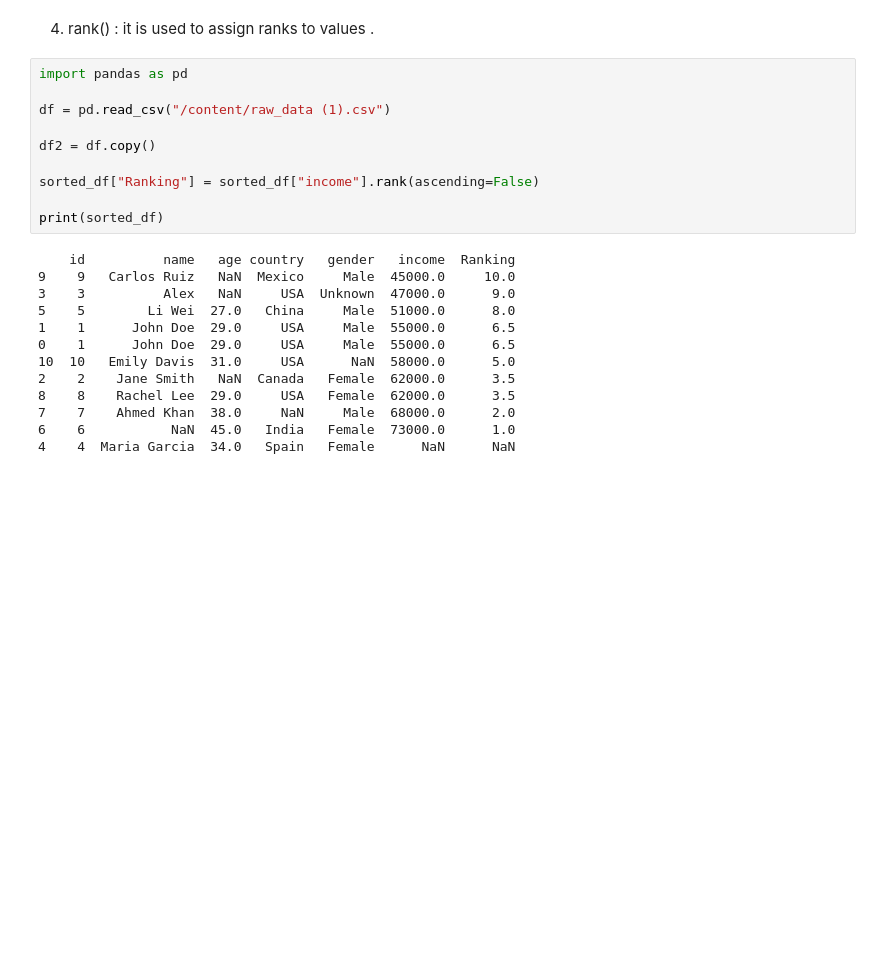
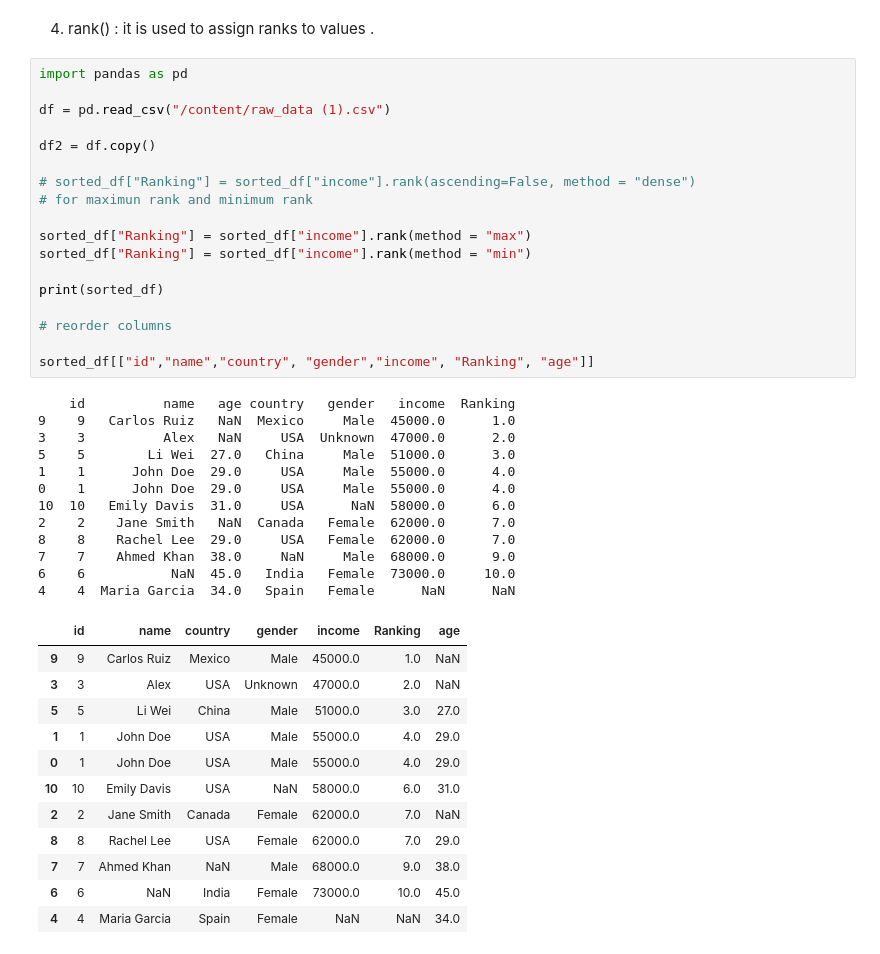
Before and after one commit to AnupamLata/AI-ML, a Jupyter notebook: PANDAS.ipynb, the cells around one changed output. Cells and saved outputs as stored; diff of their text form; blank space fills up the shorter version.

```diff
--- a/PANDAS.ipynb
+++ b/PANDAS.ipynb
@@ -1448,23 +1448,43 @@ sorted_df.reset_index(drop=True)
 # %%
 import pandas as pd
 
 df = pd.read_csv("/content/raw_data (1).csv")
 
 df2 = df.copy()
 
-sorted_df["Ranking"] = sorted_df["income"].rank(ascending=False)
+# sorted_df["Ranking"] = sorted_df["income"].rank(ascending=False, method = "dense")
+# for maximun rank and minimum rank
+
+sorted_df["Ranking"] = sorted_df["income"].rank(method = "max")
+sorted_df["Ranking"] = sorted_df["income"].rank(method = "min")
 
 print(sorted_df)
+
+# reorder columns
+
+sorted_df[["id","name","country", "gender","income", "Ranking", "age"]]
 # %% [output]
     id          name   age country   gender   income  Ranking
-9    9   Carlos Ruiz   NaN  Mexico     Male  45000.0     10.0
-3    3          Alex   NaN     USA  Unknown  47000.0      9.0
-5    5        Li Wei  27.0   China     Male  51000.0      8.0
-1    1      John Doe  29.0     USA     Male  55000.0      6.5
-0    1      John Doe  29.0     USA     Male  55000.0      6.5
-10  10   Emily Davis  31.0     USA      NaN  58000.0      5.0
-2    2    Jane Smith   NaN  Canada   Female  62000.0      3.5
-8    8    Rachel Lee  29.0     USA   Female  62000.0      3.5
-7    7    Ahmed Khan  38.0     NaN     Male  68000.0      2.0
-6    6           NaN  45.0   India   Female  73000.0      1.0
+9    9   Carlos Ruiz   NaN  Mexico     Male  45000.0      1.0
+3    3          Alex   NaN     USA  Unknown  47000.0      2.0
+5    5        Li Wei  27.0   China     Male  51000.0      3.0
+1    1      John Doe  29.0     USA     Male  55000.0      4.0
+0    1      John Doe  29.0     USA     Male  55000.0      4.0
+10  10   Emily Davis  31.0     USA      NaN  58000.0      6.0
+2    2    Jane Smith   NaN  Canada   Female  62000.0      7.0
+8    8    Rachel Lee  29.0     USA   Female  62000.0      7.0
+7    7    Ahmed Khan  38.0     NaN     Male  68000.0      9.0
+6    6           NaN  45.0   India   Female  73000.0     10.0
 4    4  Maria Garcia  34.0   Spain   Female      NaN      NaN
+|  | id | name | country | gender | income | Ranking | age |
+| 9 | 9 | Carlos Ruiz | Mexico | Male | 45000.0 | 1.0 | NaN |
+| 3 | 3 | Alex | USA | Unknown | 47000.0 | 2.0 | NaN |
+| 5 | 5 | Li Wei | China | Male | 51000.0 | 3.0 | 27.0 |
+| 1 | 1 | John Doe | USA | Male | 55000.0 | 4.0 | 29.0 |
+| 0 | 1 | John Doe | USA | Male | 55000.0 | 4.0 | 29.0 |
+| 10 | 10 | Emily Davis | USA | NaN | 58000.0 | 6.0 | 31.0 |
+| 2 | 2 | Jane Smith | Canada | Female | 62000.0 | 7.0 | NaN |
+| 8 | 8 | Rachel Lee | USA | Female | 62000.0 | 7.0 | 29.0 |
+| 7 | 7 | Ahmed Khan | NaN | Male | 68000.0 | 9.0 | 38.0 |
+| 6 | 6 | NaN | India | Female | 73000.0 | 10.0 | 45.0 |
+| 4 | 4 | Maria Garcia | Spain | Female | NaN | NaN | 34.0 |
```
